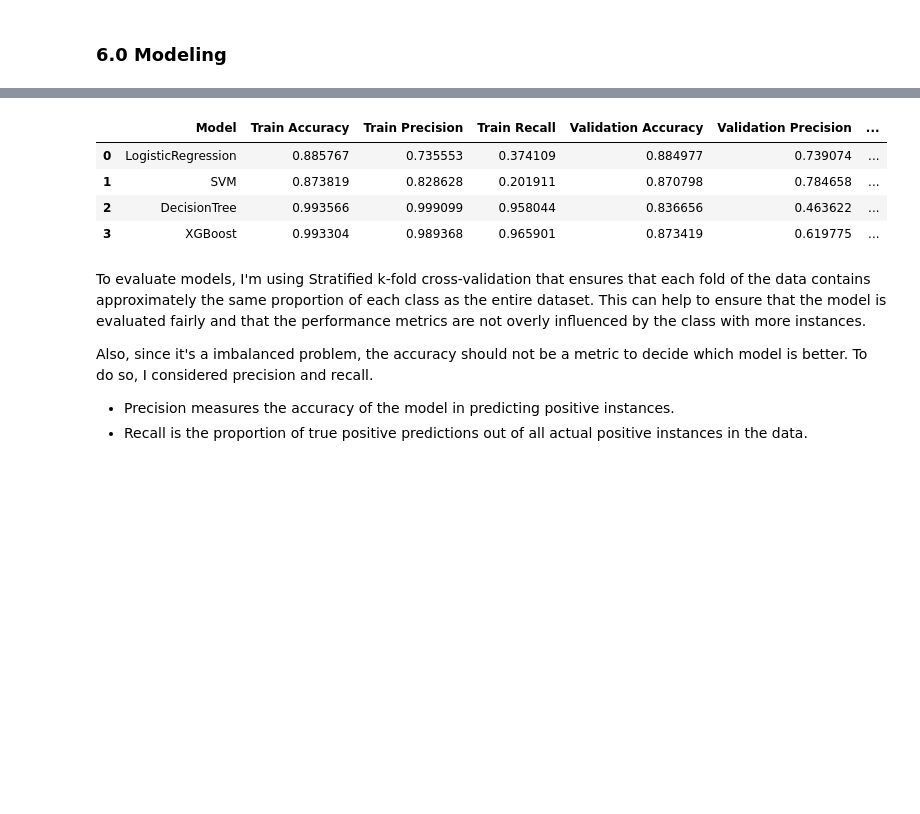
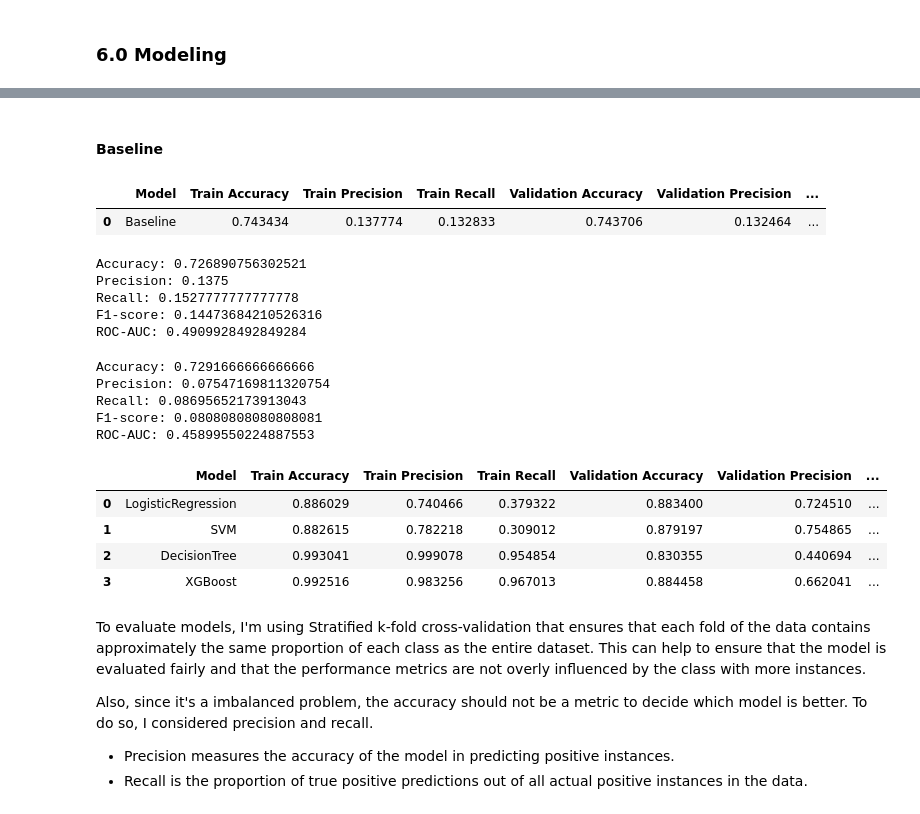
Before and after one commit to jooaobrum/marketing_campaign_CRM_case, a Jupyter notebook: notebooks/crm_ifood_propensity_exploration.ipynb, the cells around one changed output, grey strips where cells are left out. Cells and saved outputs as stored; diff of their text form; code cells hidden in the pictures; blank space fills up the shorter version.

```diff
--- a/notebooks/crm_ifood_propensity_exploration.ipynb
+++ b/notebooks/crm_ifood_propensity_exploration.ipynb
@@ -123,7 +124,7 @@ def descriptive_analysis(numerical_df):
 
     return m
 # %%
-def evaluate_models(model_list, X, y, cv = 5):
+def evaluate_models(model_list, X, y, cv = 5, threshold = 0.5):
 
     skf = StratifiedKFold(n_splits=cv, shuffle=True, random_state=42)
 
@@ -156,8 +157,10 @@ def evaluate_models(model_list, X, y, cv = 5):
             model_pipe.fit(X_train_fold, y_train_fold)
 
             # Predict on the training and testing sets
-            y_train_pred = model_pipe.predict(X_train_fold)
-            y_val_pred = model_pipe.predict(X_val_fold)
+            y_train_pred = model_pipe.predict_proba(X_train_fold)
+            y_train_pred = (y_train_pred[:,1] > threshold).astype(int)
+            y_val_pred = model_pipe.predict_proba(X_val_fold)
+            y_val_pred = (y_val_pred[:,1] > threshold).astype(int)
 
             # Calculate the evaluation metrics for the training set
             train_accuracy.append(accuracy_score(y_train_fold, y_train_pred))
@@ -555,15 +561,50 @@ There are many algorithms that can be used for this task, each with its own stre
 To select the best algorithm for our task, I will use cross-validation to evaluate the performance of each algorithm on our dataset. After selecting the best algorithm, I will optimize its parameters using techniques such as Grid Search.
 
 Finally, I will evaluate the performance of our final model using metrics such as accuracy, precision, and recall on both the training and test set to ensure that our model is not overfitting to the training data.
+# %% [markdown]
+#### Baseline
+# %%
+evaluate_models([('Baseline', DummyClassifier(strategy='stratified'))], X_train, y_train)
+# %% [output]
+|  | Model | Train Accuracy | Train Precision | Train Recall | Validation Accuracy | Validation Precision | ... |
+| 0 | Baseline | 0.743434 | 0.137774 | 0.132833 | 0.743706 | 0.132464 | ... |
+# %%
+# Random model based on the acceptance rate of last campaign
+dummy_model = DummyClassifier(strategy='stratified')
+
+# Fit the dummy classifier to the training data
+dummy_model.fit(X_train, y_train)
+
+# Make predictions on the training data
+y_baseline_train = dummy_model.predict(X_train)
+
+# Make predictions on the test data
+y_baseline_test = dummy_model.predict(X_test)
+# %%
+evaluate(y_train, y_baseline_train)
+# %% [output]
+Accuracy: 0.726890756302521
+Precision: 0.1375
+Recall: 0.1527777777777778
+F1-score: 0.14473684210526316
+ROC-AUC: 0.4909928492849284
+# %%
+evaluate(y_test, y_baseline_test)
+# %% [output]
+Accuracy: 0.7291666666666666
+Precision: 0.07547169811320754
+Recall: 0.08695652173913043
+F1-score: 0.08080808080808081
+ROC-AUC: 0.45899550224887553
 # %%
-results_df = evaluate_models([('LogisticRegression', LogisticRegression()), ('SVM', SVC()), ('DecisionTree', DecisionTreeClassifier()), ('XGBoost', XGBClassifier())], X_train, y_train)
+results_df = evaluate_models([('LogisticRegression', LogisticRegression()), ('SVM', SVC(probability = True)), ('DecisionTree', DecisionTreeClassifier()), ('XGBoost', XGBClassifier())], X_train, y_train)
 results_df
 # %% [output]
 |  | Model | Train Accuracy | Train Precision | Train Recall | Validation Accuracy | Validation Precision | ... |
-| 0 | LogisticRegression | 0.885767 | 0.735553 | 0.374109 | 0.884977 | 0.739074 | ... |
-| 1 | SVM | 0.873819 | 0.828628 | 0.201911 | 0.870798 | 0.784658 | ... |
-| 2 | DecisionTree | 0.993566 | 0.999099 | 0.958044 | 0.836656 | 0.463622 | ... |
-| 3 | XGBoost | 0.993304 | 0.989368 | 0.965901 | 0.873419 | 0.619775 | ... |
+| 0 | LogisticRegression | 0.886029 | 0.740466 | 0.379322 | 0.883400 | 0.724510 | ... |
+| 1 | SVM | 0.882615 | 0.782218 | 0.309012 | 0.879197 | 0.754865 | ... |
+| 2 | DecisionTree | 0.993041 | 0.999078 | 0.954854 | 0.830355 | 0.440694 | ... |
+| 3 | XGBoost | 0.992516 | 0.983256 | 0.967013 | 0.884458 | 0.662041 | ... |
 # %% [markdown]
 To evaluate models, I'm using Stratified k-fold cross-validation that ensures that each fold of the data contains approximately the same proportion of each class as the entire dataset. This can help to ensure that the model is evaluated fairly and that the performance metrics are not overly influenced by the class with more instances.
 
```
Also changed, not shown: parts of 25 cells of this notebook.
